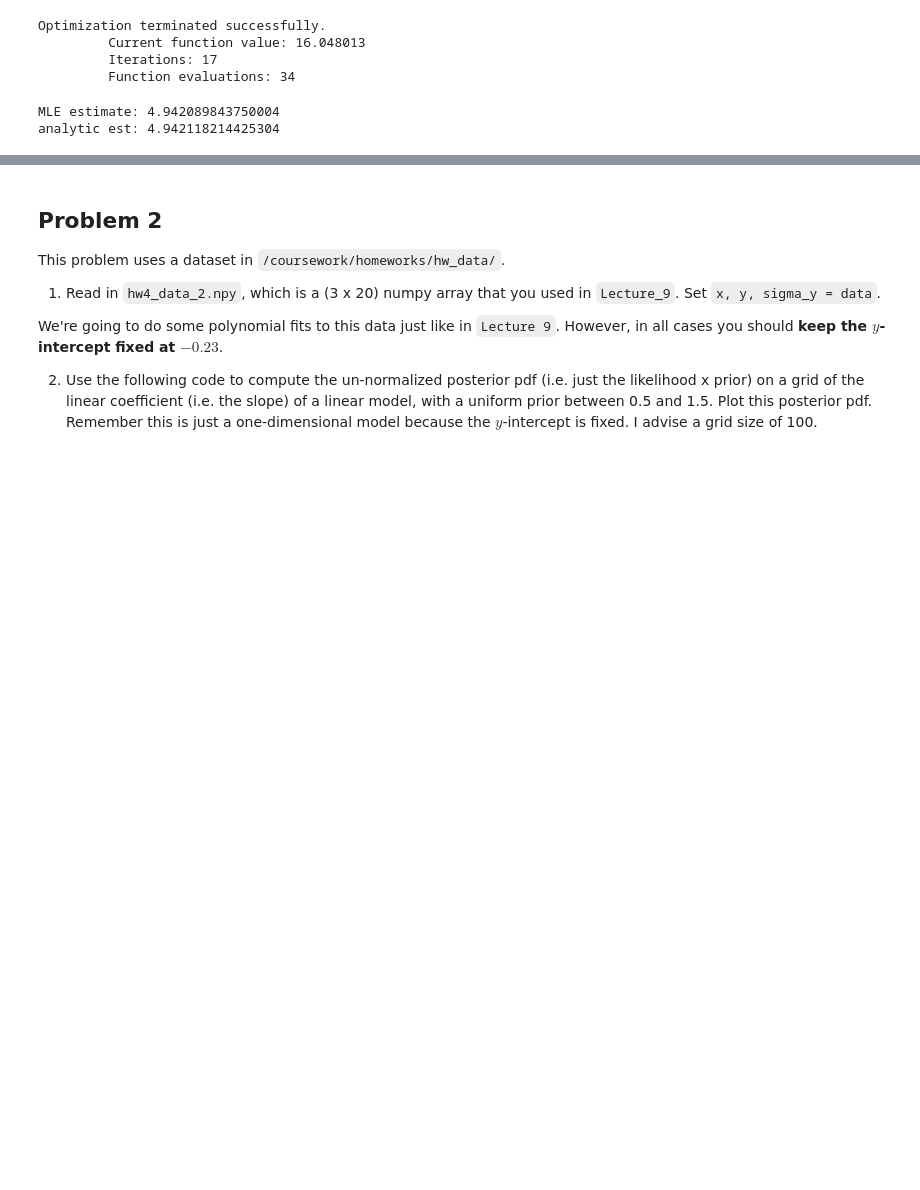
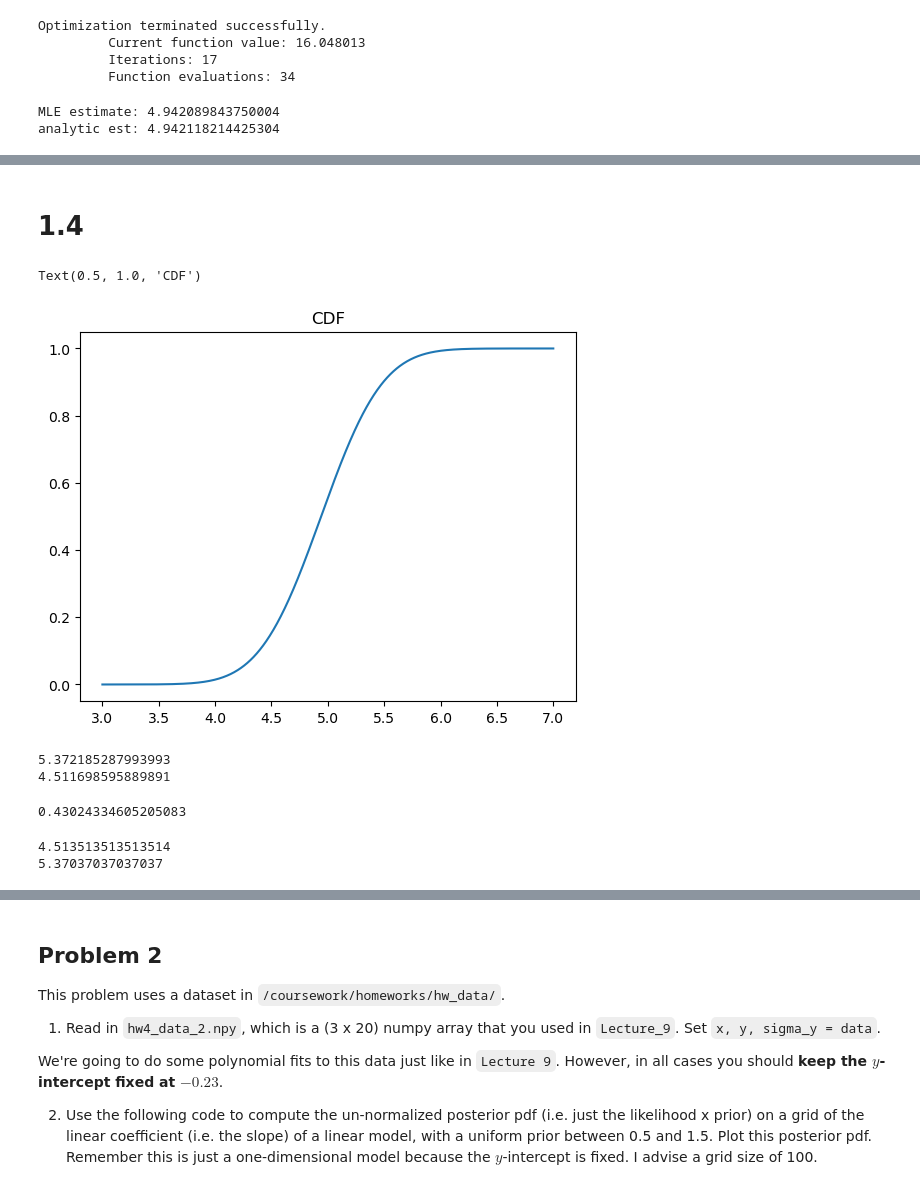
Before and after one commit to VanderbiltAstronomy/astr_8070_s24, a Jupyter notebook: coursework/student_folders/levi_schult/hws/vu_astr8070_s24_hw4_levischult.ipynb, the cells around one changed output, grey strips where cells are left out. Cells and saved outputs as stored; diff of their text form; code cells hidden in the pictures; blank space fills up the shorter version.

```diff
--- a/coursework/student_folders/levi_schult/hws/vu_astr8070_s24_hw4_levischult.ipynb
+++ b/coursework/student_folders/levi_schult/hws/vu_astr8070_s24_hw4_levischult.ipynb
@@ -116,0 +150,11 @@ analytic est: 4.942118214425304
+# %% [markdown]
+# 1.4
+# %%
+# LSS making CDF from normalized posteriod
+cdf_prior1 = np.cumsum(posterior_prior1)
+cdf_prior1 = cdf_prior1 * (mugrid[1]-mugrid[0])
+plt.plot(mugrid, cdf_prior1)
+plt.title('CDF')
+# %% [output]
+Text(0.5, 1.0, 'CDF')
+[figure, added]
@@ -116,0 +167,20 @@ analytic est: 4.942118214425304
+# %%
+print(mu1_MAP+mu_sigma_calc)
+print(mu1_MAP-mu_sigma_calc)
+# %% [output]
+5.372185287993993
+4.511698595889891
+# %%
+mu_sigma_calc
+# %% [output]
+0.43024334605205083
+# %%
+# LSS finding 68.3% credible interval by finding 1st index in CDF greater than
+# LSS and finding last index in CDF less than limit
+low683 = mugrid[np.where(cdf_prior1 >= .1585)[0][0]]
+hi683  = mugrid[np.where(cdf_prior1 <= .8415)[0][-1]]
+print(low683)
+print(hi683)
+# %% [output]
+4.513513513513514
+5.37037037037037
```
Also changed, not shown: parts of 19 cells of this notebook.
